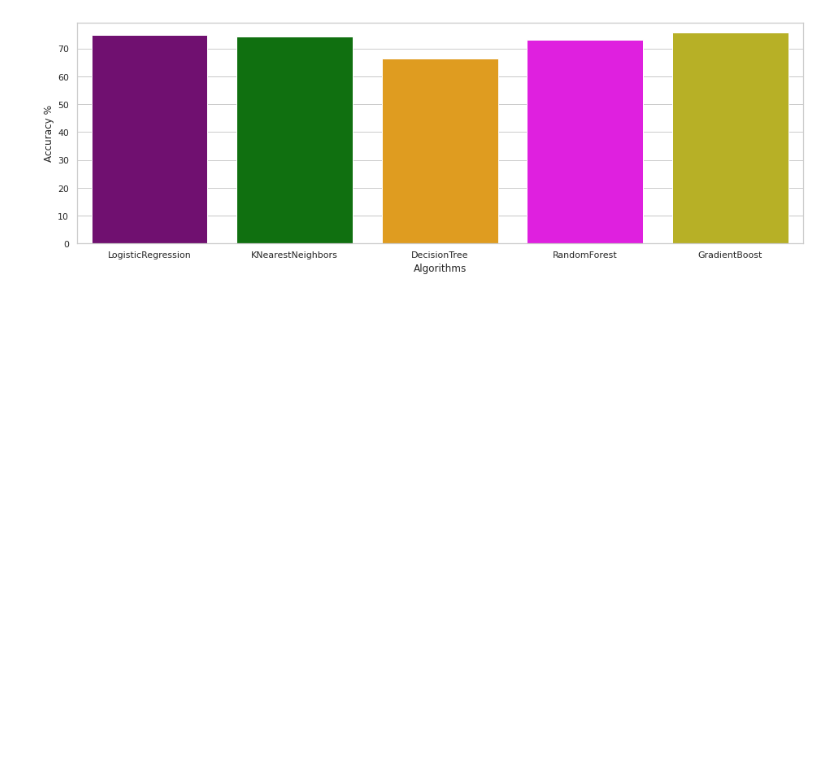
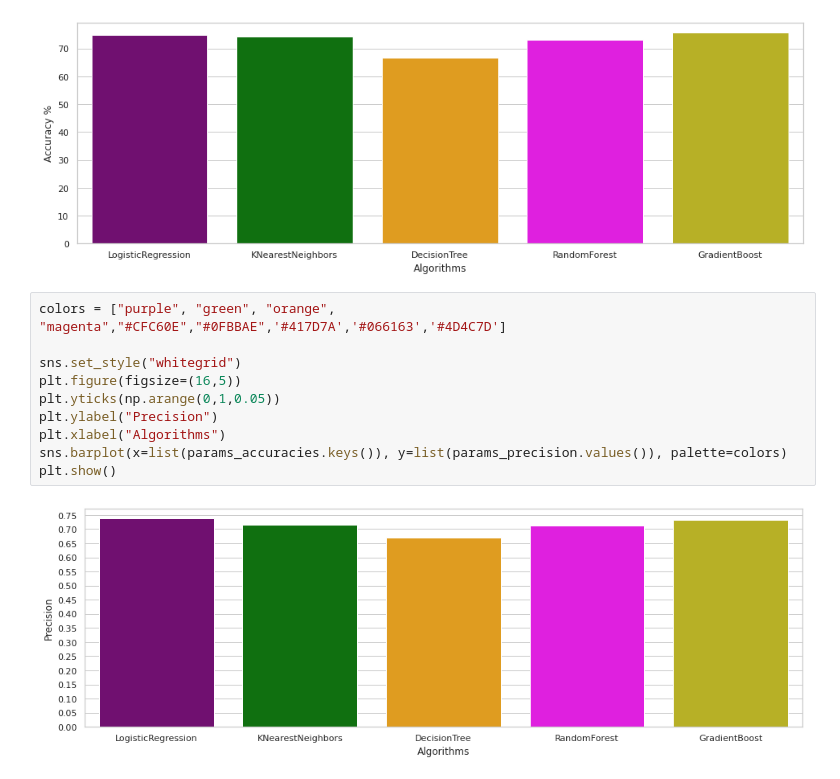
Before and after one commit to a-shirshov/machine_learning, a Jupyter notebook: nir/nir.ipynb, the cells around one changed output. Drawn from its saved outputs; the diff is of its cells as text; blank space fills up the shorter version.

```diff
--- a/nir/nir.ipynb
+++ b/nir/nir.ipynb
@@ -600,3 +571,15 @@ sns.barplot(x=list(params_accuracies.keys()), y=list(params_accuracies.values())
 plt.show()
 # %% [output]
 [figure]
+# %%
+colors = ["purple", "green", "orange", "magenta","#CFC60E","#0FBBAE",'#417D7A','#066163','#4D4C7D']
+
+sns.set_style("whitegrid")
+plt.figure(figsize=(16,5))
+plt.yticks(np.arange(0,1,0.05))
+plt.ylabel("Precision")
+plt.xlabel("Algorithms")
+sns.barplot(x=list(params_accuracies.keys()), y=list(params_precision.values()), palette=colors)
+plt.show()
+# %% [output]
+[figure, added]
```
Also changed, not shown: parts of 14 cells of this notebook, 3 other files.
